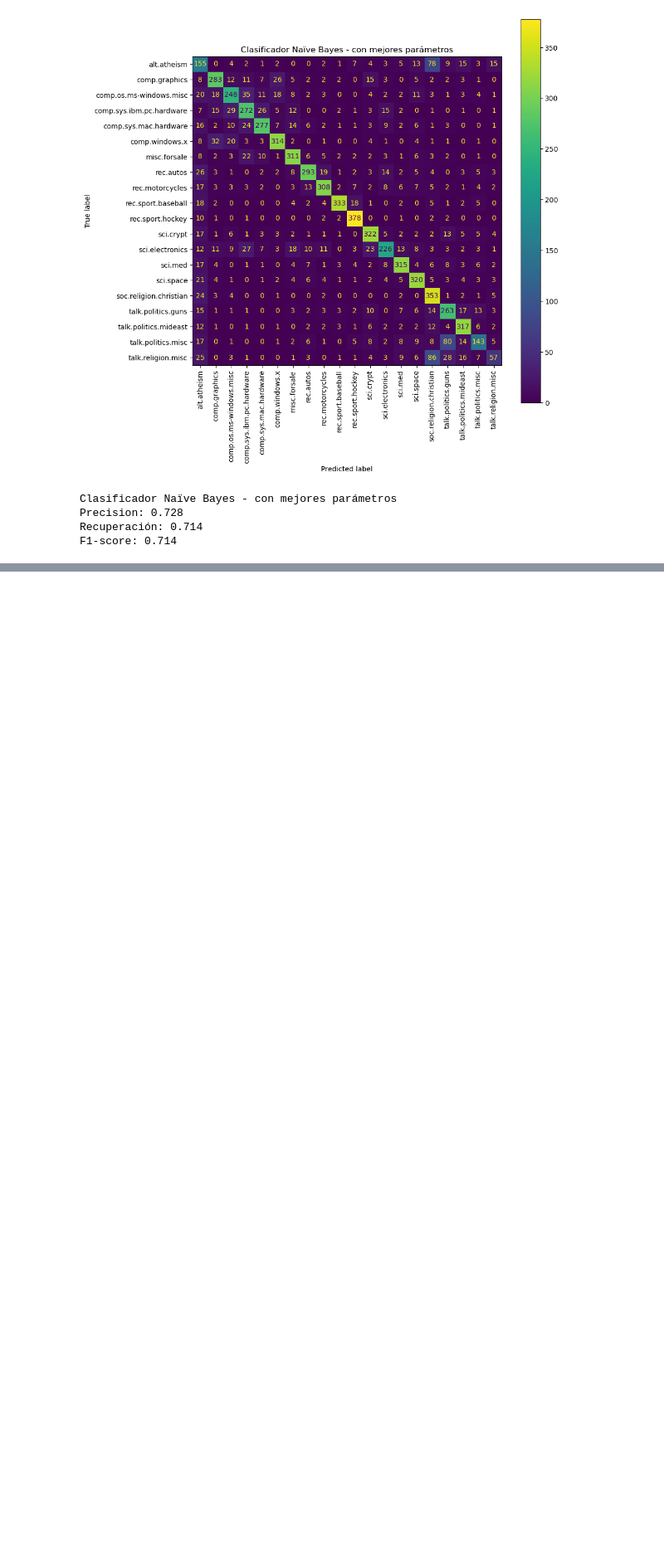
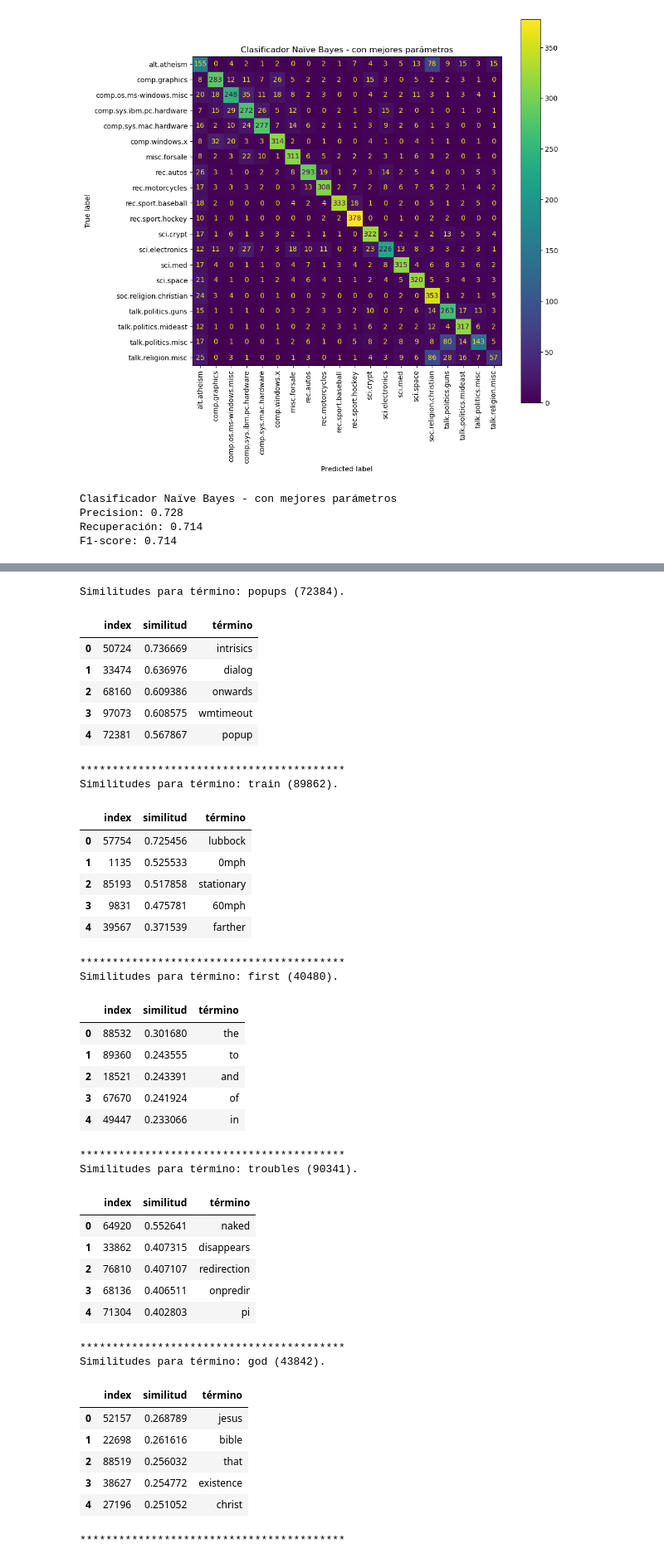
Before and after one commit to gjmv/CEIA_2025_B4_PNL1_TP, a Jupyter notebook: Desafio_1.ipynb, the cells around one changed output, grey strips where cells are left out. Shown at 83% size. Drawn from its saved outputs; the diff is of its cells as text; code cells hidden in the pictures; blank space fills up the shorter version.

```diff
--- a/Desafio_1.ipynb
+++ b/Desafio_1.ipynb
@@ -447,0 +448,67 @@ F1-score: 0.714
+# %%
+# Vectorizo el dataset de train, vuelvo al inicial, porque el de best params eligió n-gramas entre 1 y 2, y aparecian 1 o 2 términos
+tfidfvect = TfidfVectorizer()
+X_train = tfidfvect.fit_transform(newsgroups_train.data)
+
+idx2word = {v: k for k,v in tfidfvect.vocabulary_.items()}
+
+term_doc = X_train.T
+
+# Tomo 5 muestras no al azar, ahora sobre los términos vectorizados para el set de train.
+term_idxs = [tfidfvect.vocabulary_['popups'], tfidfvect.vocabulary_['train'], tfidfvect.vocabulary_['first'],
+             tfidfvect.vocabulary_['troubles'], tfidfvect.vocabulary_['god']]
+
+for idx in term_idxs:
+    # Por cada muestra, busco los terminos similares
+    cossim = cosine_similarity(term_doc[idx], term_doc)[0]
+    # Ordeno los resultados de mayor a menor y me quedo con los 5 indices mas similares, ingorando el primero, que es el mismo término
+    mostsim = np.argsort(cossim)[::-1][1:6]
+    list_sims = []
+    for sim in mostsim:
+        list_sims.append({"index": sim, "similitud": cossim[sim], "término": idx2word[sim]})
+    df_sims = pd.DataFrame(list_sims)
+    print(f"Similitudes para término: {idx2word[idx]} ({idx}).")
+    html_table = df_sims.to_html().replace("\\n", "<br>").replace("\\t", "&#09;")
+    display(HTML(html_table))
+    print("*****************************************")
+# %% [output]
+Similitudes para término: popups (72384).
+|  | index | similitud | término |
+| 0 | 50724 | 0.736669 | intrisics |
+| 1 | 33474 | 0.636976 | dialog |
+| 2 | 68160 | 0.609386 | onwards |
+| 3 | 97073 | 0.608575 | wmtimeout |
+| 4 | 72381 | 0.567867 | popup |
+*****************************************
+Similitudes para término: train (89862).
+|  | index | similitud | término |
+| 0 | 57754 | 0.725456 | lubbock |
+| 1 | 1135 | 0.525533 | 0mph |
+| 2 | 85193 | 0.517858 | stationary |
+| 3 | 9831 | 0.475781 | 60mph |
+| 4 | 39567 | 0.371539 | farther |
+*****************************************
+Similitudes para término: first (40480).
+|  | index | similitud | término |
+| 0 | 88532 | 0.301680 | the |
+| 1 | 89360 | 0.243555 | to |
+| 2 | 18521 | 0.243391 | and |
+| 3 | 67670 | 0.241924 | of |
+| 4 | 49447 | 0.233066 | in |
+*****************************************
+Similitudes para término: troubles (90341).
+|  | index | similitud | término |
+| 0 | 64920 | 0.552641 | naked |
+| 1 | 33862 | 0.407315 | disappears |
+| 2 | 76810 | 0.407107 | redirection |
+| 3 | 68136 | 0.406511 | onpredir |
+| 4 | 71304 | 0.402803 | pi |
+*****************************************
+Similitudes para término: god (43842).
+|  | index | similitud | término |
+| 0 | 52157 | 0.268789 | jesus |
+| 1 | 22698 | 0.261616 | bible |
+| 2 | 88519 | 0.256032 | that |
+| 3 | 38627 | 0.254772 | existence |
+| 4 | 27196 | 0.251052 | christ |
+*****************************************
```
Also changed, not shown: parts of 4 cells of this notebook.
